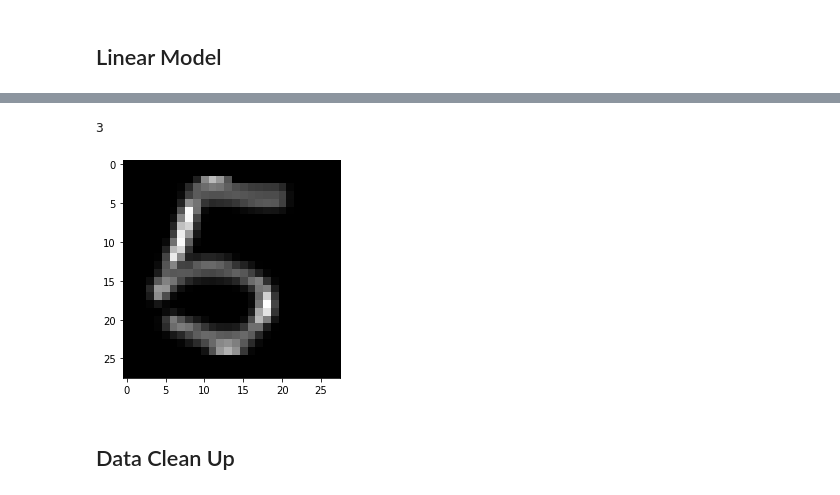
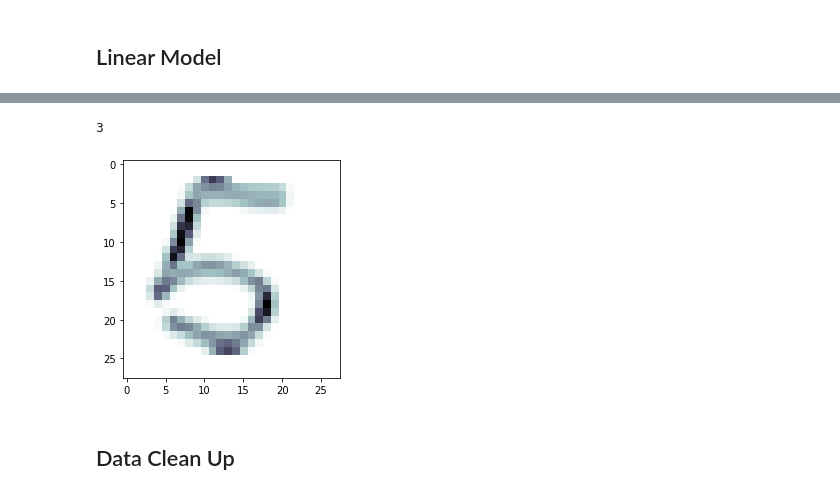
Before and after one commit to jobymcoby/Machine-Learning, a Jupyter notebook: Hand Drawn Digit Classification Keras.ipynb, the cells around one changed output, grey strips where cells are left out. Saved outputs shown, nothing was run; the diff lists cells and outputs as text; code cells hidden in the pictures.

```diff
--- a/Hand Drawn Digit Classification Keras.ipynb
+++ b/Hand Drawn Digit Classification Keras.ipynb
@@ -10,7 +12,7 @@ from keras.datasets import mnist
 ## Data Load and Preprocess
 # %%
 # load Data, x is for digit images, y is for digit labels
-(x_train, y_train), (x_test, y_test) = mnist.load_data()
+(x_train, y_train), (x_test, y_test) = keras.datasets.mnist.load_data()
 
 x_train = keras.utils.normalize(x_train, axis=1)
 x_test = keras.utils.normalize(x_test, axis=1)
@@ -148,21 +166,21 @@ print(val_los, val_acc)
 # %%
 from PIL import Image
 def test_image(img, model):
     pred = model.predict(img)
     ans = np.argmax(pred)
     return ans
 
 img = Image.open('3test.png')
 # greyscale conversion and other preprocessing
 img = img.convert('L')
 img = keras.preprocessing.image.img_to_array(img)
 img = keras.utils.normalize(img, axis=1)
-plt.imshow(img, cmap='gray')
+plt.imshow(img, cmap='bone_r')
 img.resize(1,28,28)
 test_image(img, model)
 # %% [output]
 3
-[figure, old version]
+[figure, new version]
 # %% [markdown]
 ## Data Clean Up
 # %%
```
Also changed, not shown: parts of 20 cells of this notebook.
